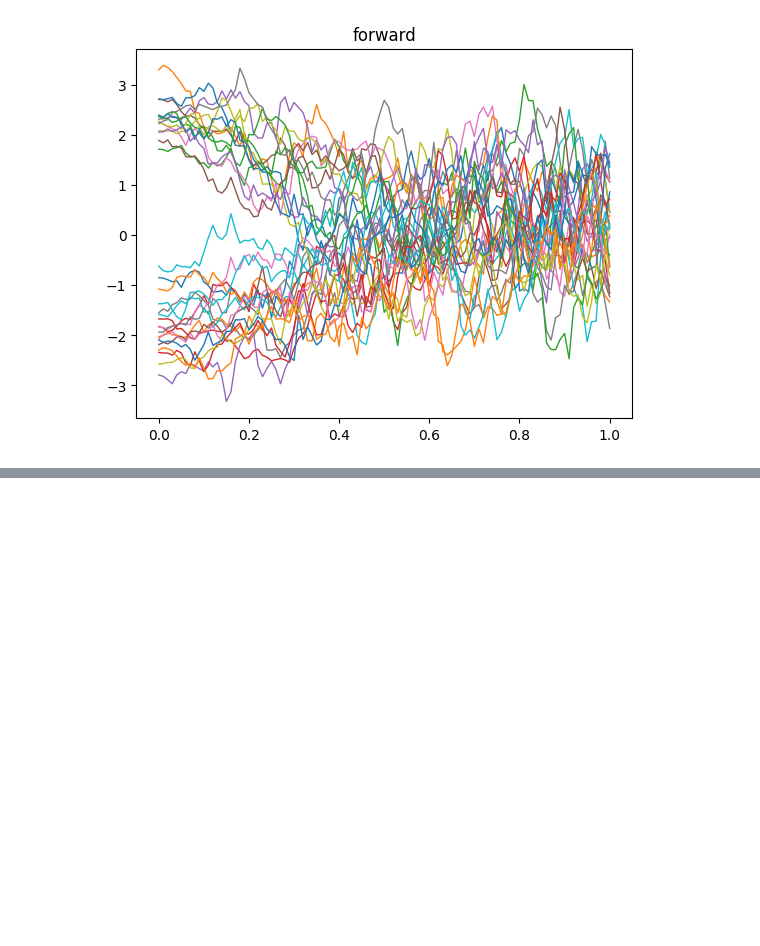
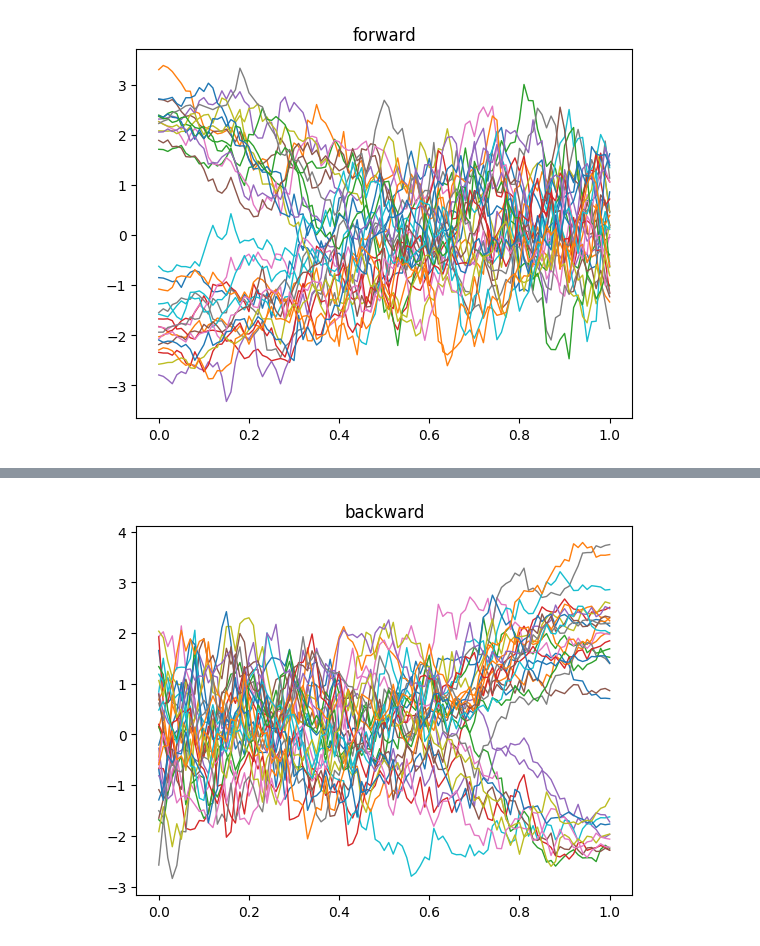
Before and after one commit to bryan107/pcf-diffusion, a Jupyter notebook: modified_test.ipynb, the cells around one changed output, grey strips where cells are left out. Drawn from its saved outputs; the diff is of its cells as text; code cells hidden in the pictures; blank space fills up the shorter version.

```diff
--- a/modified_test.ipynb
+++ b/modified_test.ipynb
@@ -383,12 +533,12 @@ pcf = pcf.to(device)
 G_opt = torch.optim.Adam(score_net.parameters(), lr=1e-3)
 D_opt = torch.optim.Adam(pcf.parameters(), lr=1e-3)
 # %%
-num_epochs = 800
+num_epochs = 2000
 for i in range(num_epochs):
-    if 300<i <=600:
+    if 1000<i <=1500:
         G_opt = torch.optim.Adam(score_net.parameters(), lr=5e-4)
         D_opt = torch.optim.Adam(pcf.parameters(), lr=5e-4)
-    elif i>600:
+    elif i>1500:
         G_opt = torch.optim.Adam(score_net.parameters(), lr=1e-4)
         D_opt = torch.optim.Adam(pcf.parameters(), lr=1e-4)
     x_data = data_dist.sample([num_paths])
@@ -397,20 +547,21 @@ for i in range(num_epochs):
 
     # train the PCF network as a discriminator. We want PCF has a great ablitily to distinguish the real data and the generated data.
     # So we train the PCF to maxmise the distance between the real data and the generated data.
-    with torch.no_grad():
-        x_gen, traj_back = diffusion.backward_sample(torch.randn([num_paths, 1]).to(device), score_net)
-        traj_forward_flip = torch.fliplr(traj_forward)
-    pcf.train()
-    D_loss = -pcf.distance_measure(traj_forward_flip.view([-1, total_steps+1, 1]), traj_back.view([-1, total_steps+1, 1]),Lambda=0.0)
+    for j in range(2):
+        with torch.no_grad():
+            x_gen, traj_back = diffusion.backward_sample_example(traj_forward.to(device), score_net)
+            # traj_forward_flip = torch.fliplr(traj_forward)
+        pcf.train()
+        D_loss = -pcf.distance_measure(traj_forward.view([-1, total_steps+1, 1]), traj_back.view([-1, total_steps+1, 1]),Lambda=0.0)
 
-    D_opt.zero_grad()
-    D_loss.backward()
-    D_opt.step()
+        D_opt.zero_grad()
+        D_loss.backward()
+        D_opt.step()
 
     # train the score network to minmise the distance between the real data and the generated data
-    x_gen, traj_back = diffusion.backward_sample(torch.randn([num_paths, 1]).to(device), score_net)
+    x_gen, traj_back = diffusion.backward_sample_example(traj_forward, score_net)
     pcf.eval()
-    G_loss =  (pcf.distance_measure(traj_forward_flip.view([-1, total_steps+1, 1]), traj_back.view([-1, total_steps+1, 1]), Lambda=0.0))
+    G_loss =  (pcf.distance_measure(traj_forward.view([-1, total_steps+1, 1]), traj_back.view([-1, total_steps+1, 1]), Lambda=0.0))
 
     G_opt.zero_grad()
     G_loss.backward()
@@ -445,0 +599,5 @@ for line in traj_back:
+# %%
+score_net = ToyNet(data_dim=1).to(device)
+total_steps = 100
+num_paths = 32
+diffusion_process = SDEProcess(discrete=False, total_steps=total_steps, sde_type="VP")
@@ -445,0 +651,8 @@ for line in traj_back:
+# %%
+x_gen, traj_back = diffusion.sample(torch.randn([num_paths, 1]).cuda(), score_net)
+xxx = np.linspace(0, 1, traj_forward.shape[1])
+for line in traj_back:
+    plt.plot(xxx, line.cpu(), linewidth=1.0)
+    plt.title('backward')
+# %% [output]
+[figure, added]
```
Also changed, not shown: parts of 17 cells of this notebook.
